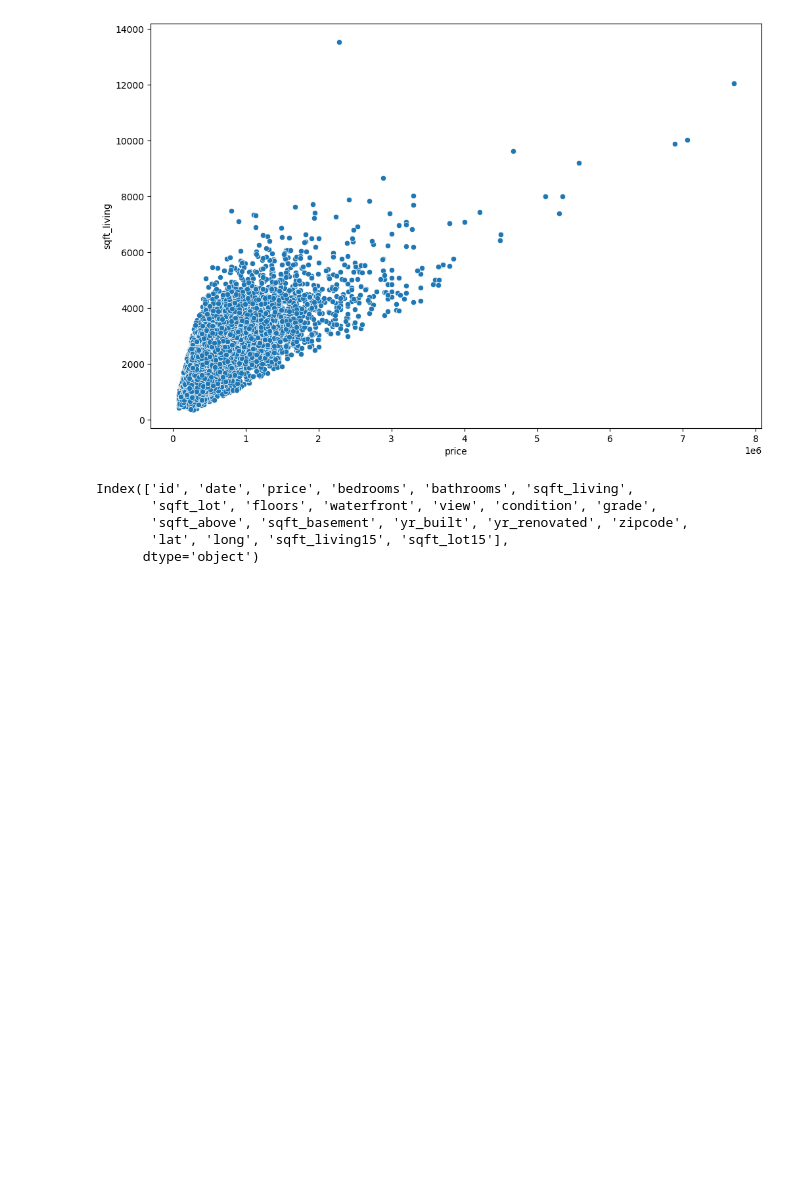
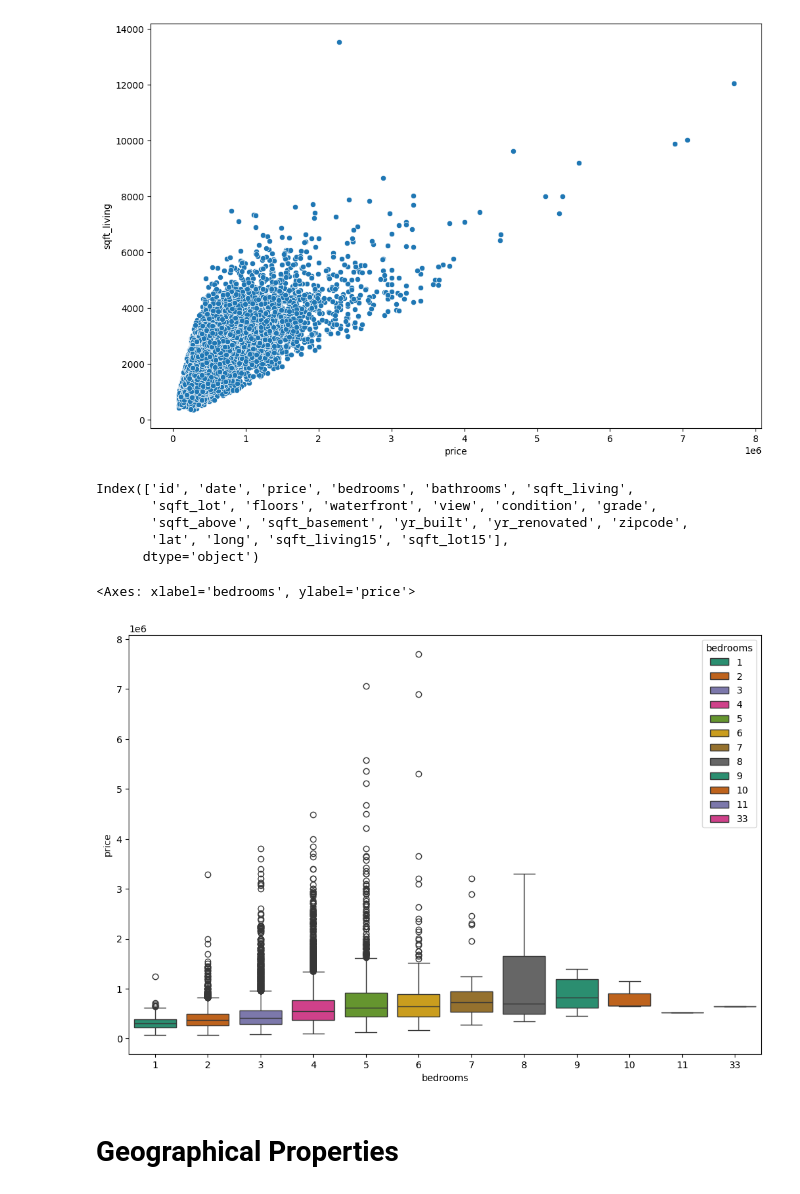
Before and after one commit to Sabbha20/ten-k-learn, a Jupyter notebook: 01 tensorflow-Keras/01 - Keras Regression.ipynb, the cells around one changed output. Drawn from its saved outputs; the diff is of its cells as text; code cells hidden in the pictures; blank space fills up the shorter version.

Commit message:
Keras Regression - Exploratory Data Analysis

```diff
--- a/01 tensorflow-Keras/01 - Keras Regression.ipynb
+++ b/01 tensorflow-Keras/01 - Keras Regression.ipynb
@@ -139,3 +139,11 @@ Index(['id', 'date', 'price', 'bedrooms', 'bathrooms', 'sqft_living',
        'sqft_above', 'sqft_basement', 'yr_built', 'yr_renovated', 'zipcode',
        'lat', 'long', 'sqft_living15', 'sqft_lot15'],
       dtype='object')
+# %%
+plt.figure(figsize=(12, 8))
+sns.boxplot(data=df, x='bedrooms', y='price', palette='Dark2', hue='bedrooms')
+# %% [output]
+<Axes: xlabel='bedrooms', ylabel='price'>
+[figure, added]
+# %% [markdown]
+# Geographical Properties
```
Also changed, not shown: parts of 1 cell of this notebook.
